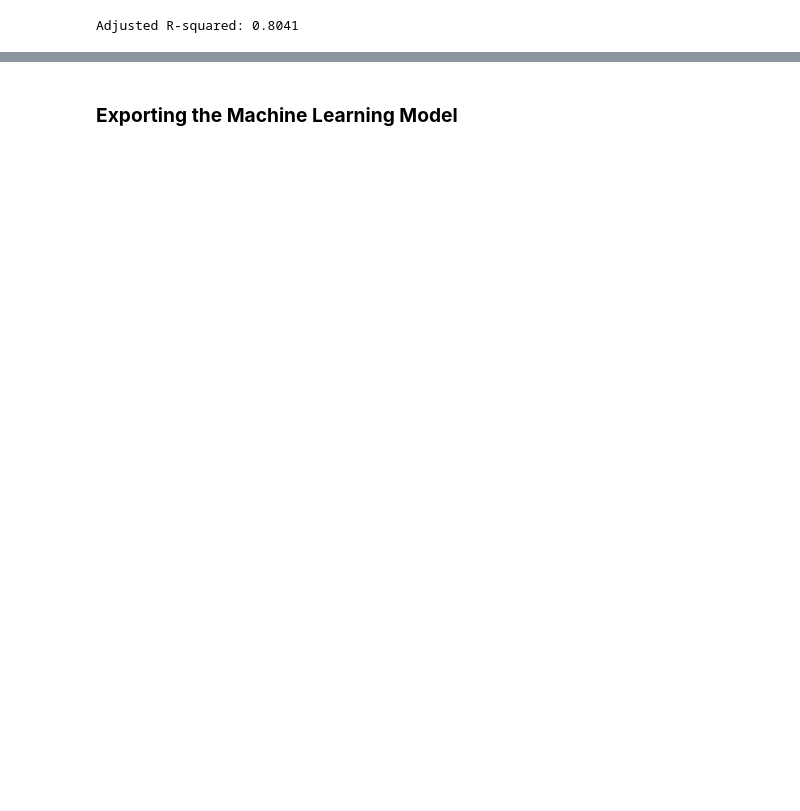
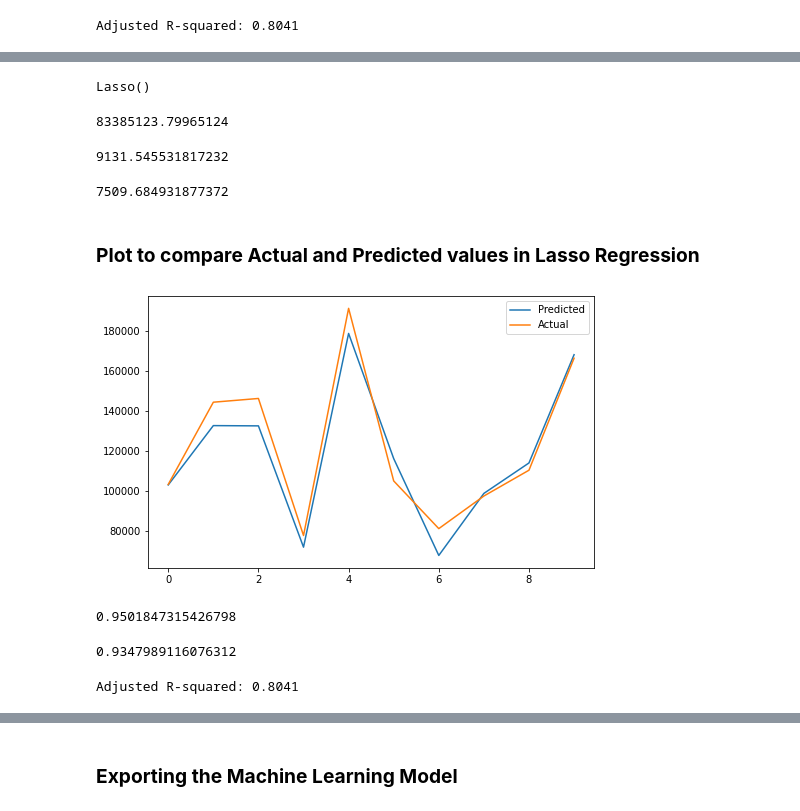
Before and after one commit to RAHULRAJ666DX/Startups-Profit-Prediction-Machine-Learning-Project, a Jupyter notebook: 50_Startups_Linear_Regression_Project.ipynb, the cells around one changed output, grey strips where cells are left out. Drawn from its saved outputs; the diff is of its cells as text; code cells hidden in the pictures; blank space fills up the shorter version.

```diff
--- a/50_Startups_Linear_Regression_Project.ipynb
+++ b/50_Startups_Linear_Regression_Project.ipynb
@@ -460,0 +588,51 @@ Adjusted R-squared: 0.8041
+# %%
+lasso = Lasso()
+lasso.fit(X_train,y_train)
+# %% [output]
+Lasso()
+# %%
+lasso_y_test = lasso.predict(X_test)
+lasso_y_train = lasso.predict(X_train)
+# %%
+# Mean Squared Error
+mean_squared_error(y_test,lasso_y_test)
+# %% [output]
+83385123.79965124
+# %%
+# Root Mean Squared Error
+math.sqrt(mean_squared_error(y_test,lasso_y_test))
+# %% [output]
+9131.545531817232
+# %%
+# Mean Absolute Error
+mean_absolute_error(y_test,lasso_y_test)
+# %% [output]
+7509.684931877372
+# %% [markdown]
+### **Plot to compare Actual and Predicted values in Lasso Regression**
+# %%
+plt.figure(figsize=(8,5))
+plt.plot(lasso_y_test)
+plt.plot(np.array(y_test))
+plt.legend(["Predicted","Actual"])
+plt.show()
+# %% [output]
+[figure, added]
+# %%
+r2_score(y_train, lasso_y_train)
+# %% [output]
+0.9501847315426798
+# %%
+r2_lasso = r2_score(y_test, lasso_y_test)
+r2_lasso
+# %% [output]
+0.9347989116076312
+# %%
+n = X_test.shape[0]
+k = X_test.shape[1]
+
+# Calculate the adjusted R-squared
+radj_lasso = 1 - (1 - r2) * (n - 1) / (n - k - 1)
+print(f'Adjusted R-squared: {radj_lasso:.4f}')
+# %% [output]
+Adjusted R-squared: 0.8041
```
Also changed, not shown: parts of 28 cells of this notebook.
